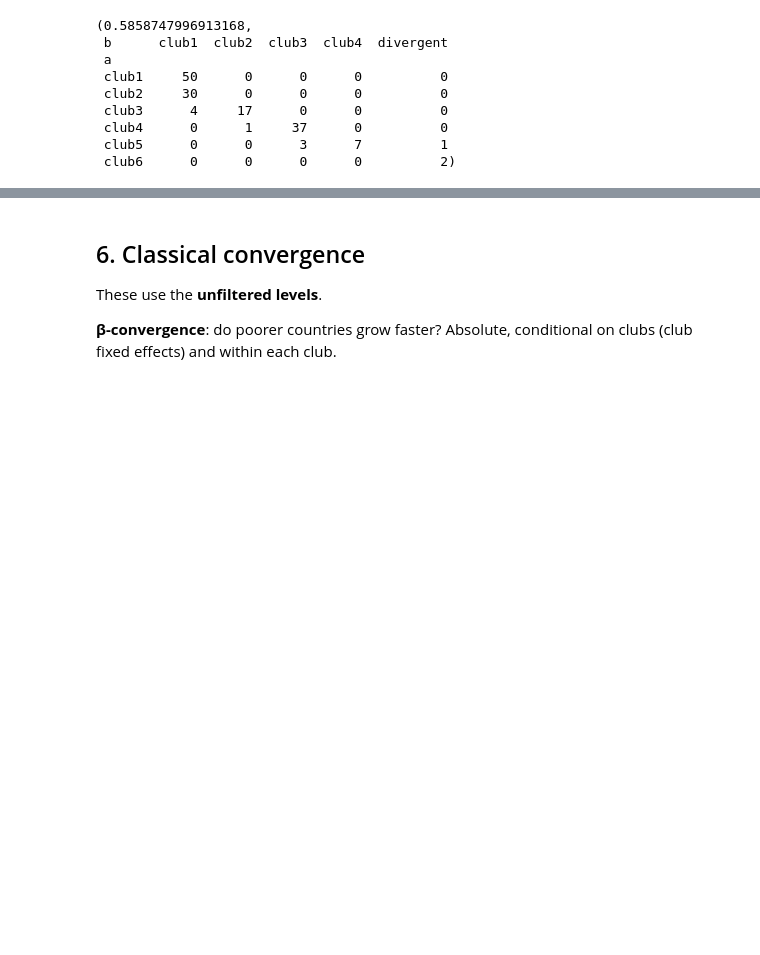
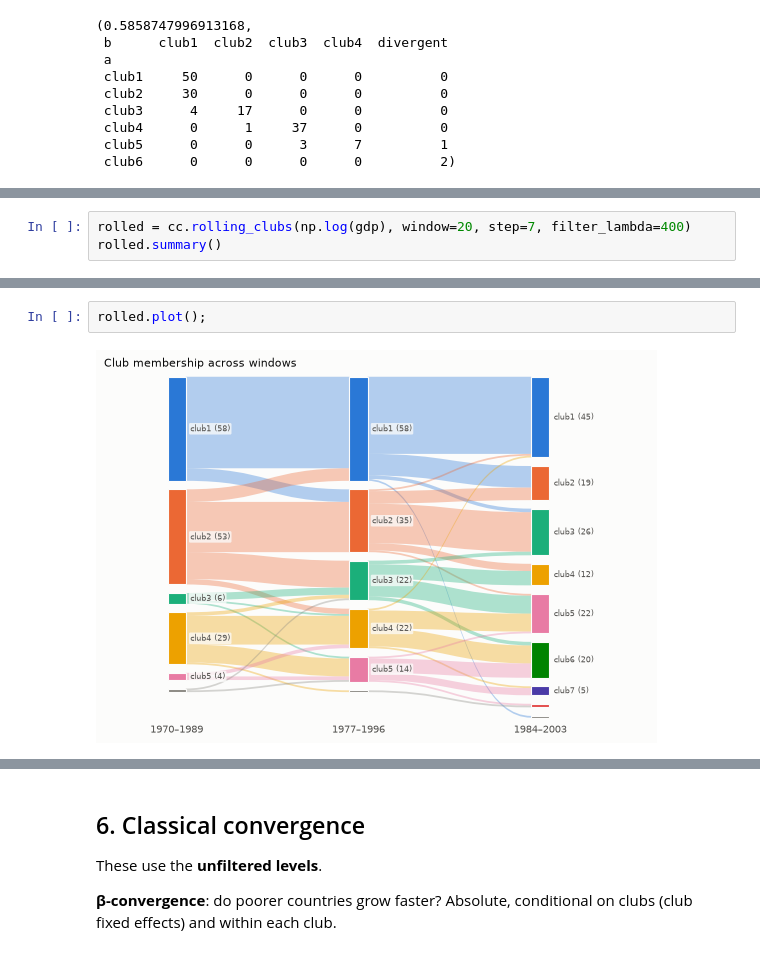
Before and after one commit to bbanyuls/club-convergence, a Jupyter notebook: docs/feature-tour.ipynb, the cells around one changed output, grey strips where cells are left out. Cells and saved outputs as stored; diff of their text form; blank space fills up the shorter version.

```diff
--- a/docs/feature-tour.ipynb
+++ b/docs/feature-tour.ipynb
@@ -340,0 +346,3 @@ cc.adjusted_rand_index(merged, aqsb.merge("PS")), cc.compare_clubs(merged, aqsb.
+# %%
+rolled = cc.rolling_clubs(np.log(gdp), window=20, step=7, filter_lambda=400)
+rolled.summary()
@@ -340,0 +355,4 @@ cc.adjusted_rand_index(merged, aqsb.merge("PS")), cc.compare_clubs(merged, aqsb.
+# %%
+rolled.plot();
+# %% [output]
+[figure, added]
```
Also changed, not shown: parts of 8 cells of this notebook.
